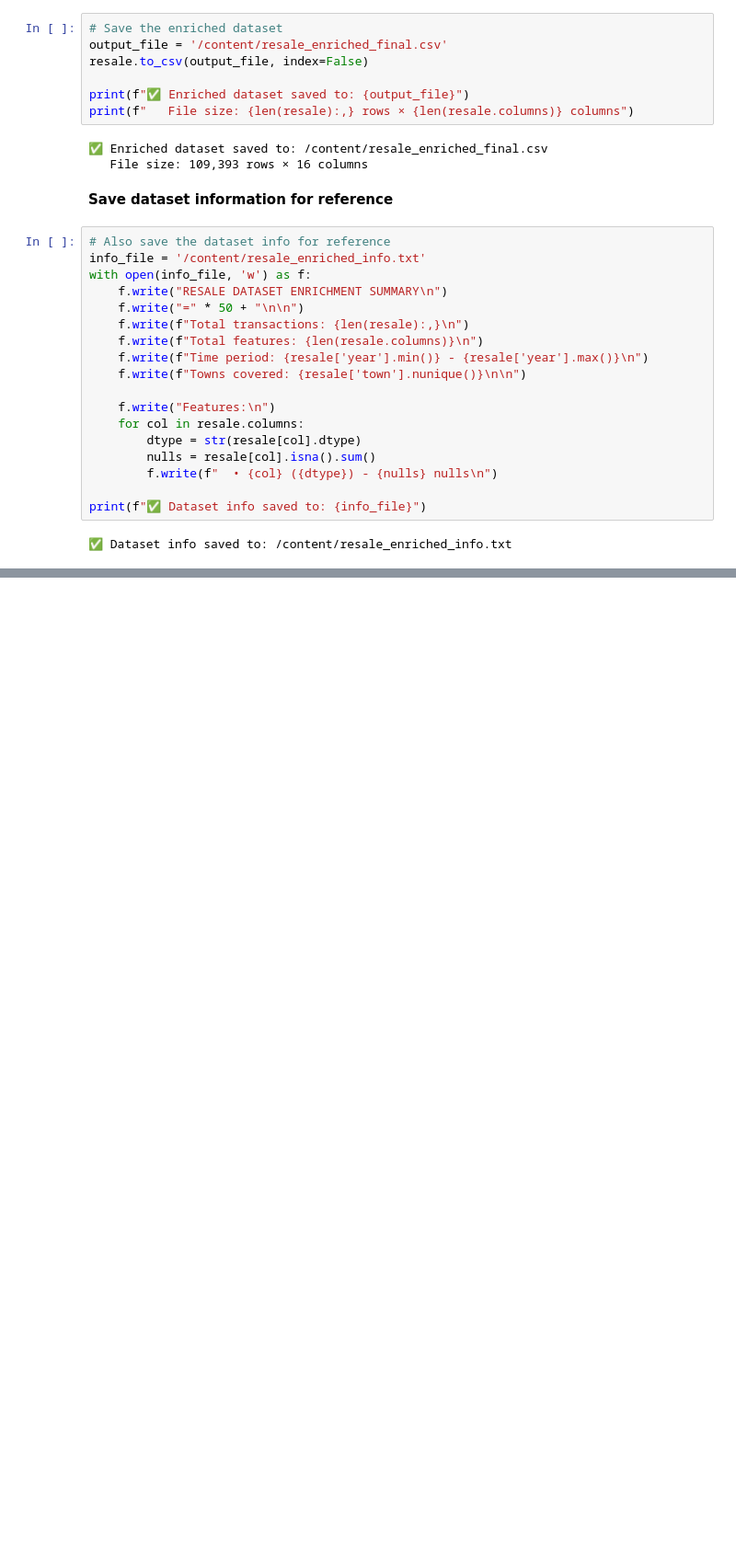
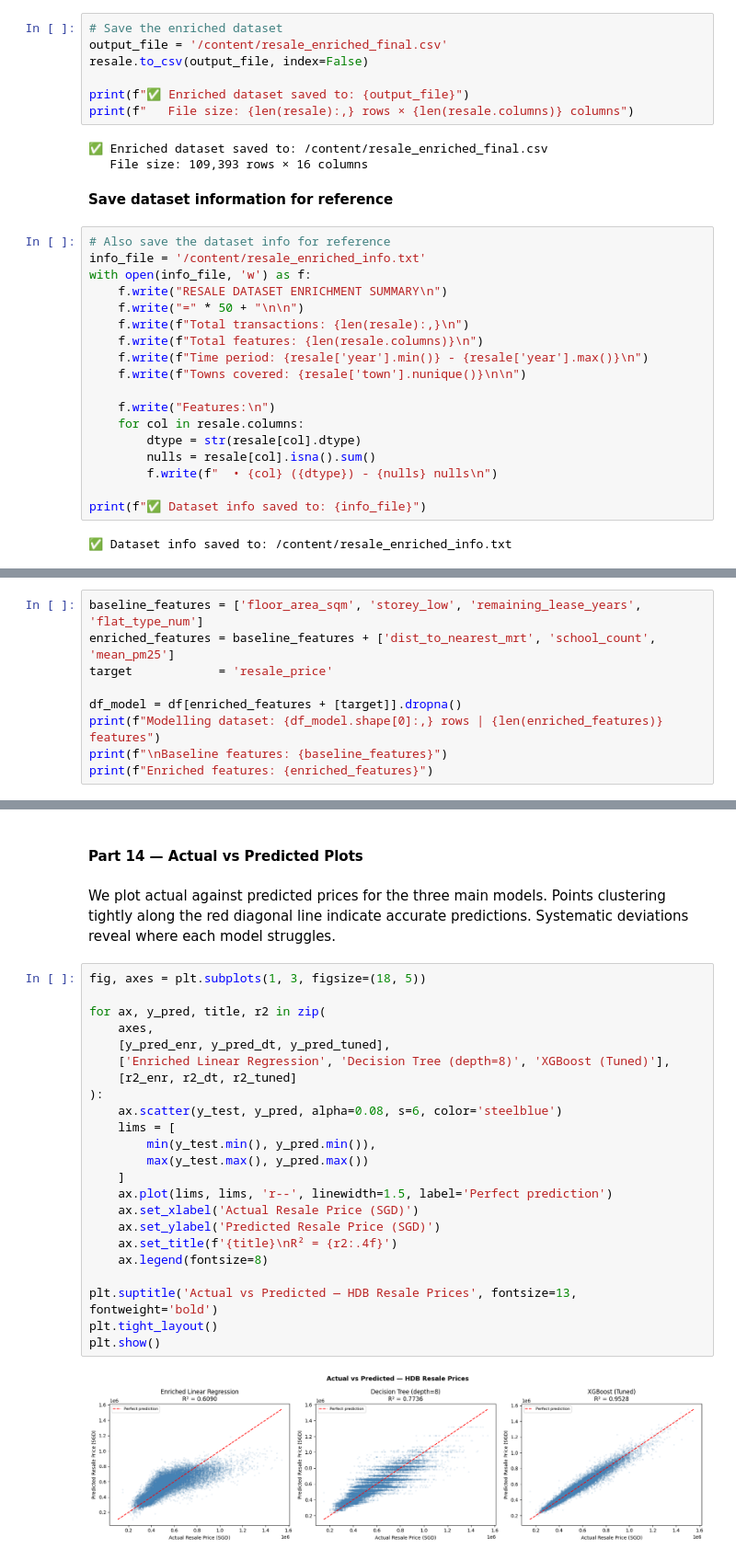
Before and after one commit to ngzhiwei517/HDB-Resale-Price-Analysis-project, a Jupyter notebook: SC3021_Group_4.ipynb, the cells around one changed output, grey strips where cells are left out. Shown at 92% size. Saved outputs shown, nothing was run; the diff lists cells and outputs as text; blank space fills up the shorter version.

```diff
--- a/SC3021_Group_4.ipynb
+++ b/SC3021_Group_4.ipynb
@@ -2382,0 +2452,9 @@ print(f"✅ Dataset info saved to: {info_file}")
+# %%
+baseline_features = ['floor_area_sqm', 'storey_low', 'remaining_lease_years', 'flat_type_num']
+enriched_features = baseline_features + ['dist_to_nearest_mrt', 'school_count', 'mean_pm25']
+target            = 'resale_price'
+
+df_model = df[enriched_features + [target]].dropna()
+print(f"Modelling dataset: {df_model.shape[0]:,} rows | {len(enriched_features)} features")
+print(f"\nBaseline features: {baseline_features}")
+print(f"Enriched features: {enriched_features}")
@@ -2382,0 +2759,29 @@ print(f"✅ Dataset info saved to: {info_file}")
+# %% [markdown]
+#### Part 14 — Actual vs Predicted Plots
+# %% [markdown]
+We plot actual against predicted prices for the three main models. Points clustering tightly along the red diagonal line indicate accurate predictions. Systematic deviations reveal where each model struggles.
+# %%
+fig, axes = plt.subplots(1, 3, figsize=(18, 5))
+
+for ax, y_pred, title, r2 in zip(
+    axes,
+    [y_pred_enr, y_pred_dt, y_pred_tuned],
+    ['Enriched Linear Regression', 'Decision Tree (depth=8)', 'XGBoost (Tuned)'],
+    [r2_enr, r2_dt, r2_tuned]
+):
+    ax.scatter(y_test, y_pred, alpha=0.08, s=6, color='steelblue')
+    lims = [
+        min(y_test.min(), y_pred.min()),
+        max(y_test.max(), y_pred.max())
+    ]
+    ax.plot(lims, lims, 'r--', linewidth=1.5, label='Perfect prediction')
+    ax.set_xlabel('Actual Resale Price (SGD)')
+    ax.set_ylabel('Predicted Resale Price (SGD)')
+    ax.set_title(f'{title}\nR² = {r2:.4f}')
+    ax.legend(fontsize=8)
+
+plt.suptitle('Actual vs Predicted — HDB Resale Prices', fontsize=13, fontweight='bold')
+plt.tight_layout()
+plt.show()
+# %% [output]
+[figure, added]
```
Also changed, not shown: parts of 73 cells of this notebook.
